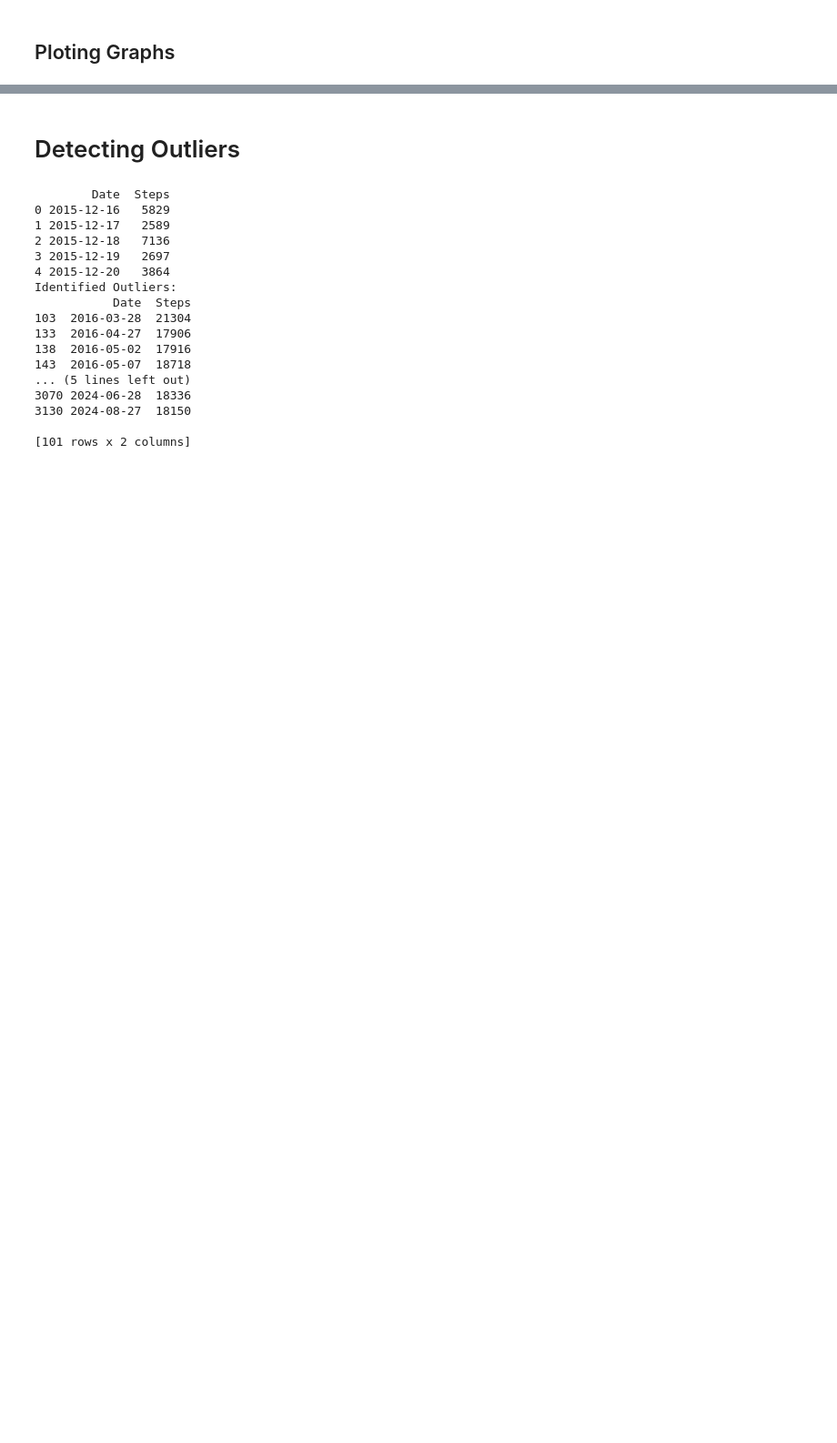
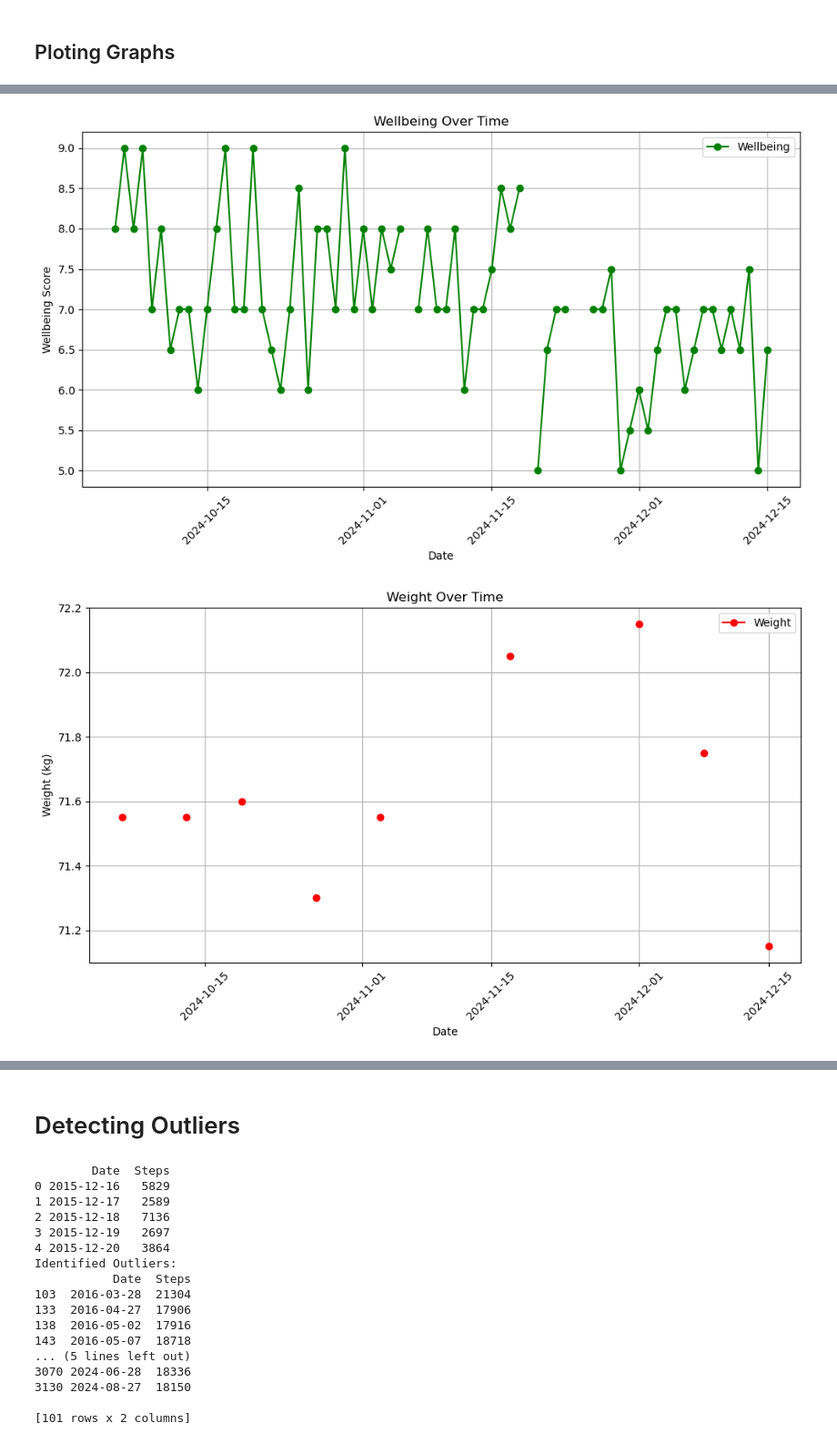
Before and after one commit to Akseldindisyan/my-step-count-analysis, a Jupyter notebook: Main.ipynb, the cells around one changed output, grey strips where cells are left out. Shown at 91% size. Drawn from its saved outputs; the diff is of its cells as text; code cells hidden in the pictures; blank space fills up the shorter version.

```diff
--- a/Main.ipynb
+++ b/Main.ipynb
@@ -239,0 +507,16 @@ plt.show()
+# %%
+def time_to_hours(dt):
+    return dt.hour + dt.minute / 60 + dt.second / 3600 if pd.notnull(dt) else None
+
+df3['Adjusted Sleep Hours'] = df3['Adjusted Sleep Start'].apply(time_to_hours)
+# %%
+import pandas as pd
+
+# Ensure 'Adjusted Sleep Start' is in datetime format
+df3['Adjusted Sleep Start'] = pd.to_datetime(df3['Adjusted Sleep Start'], errors='coerce')
+
+# Filter rows where 'Adjusted Sleep Start' is later than 00:00
+filtered_df = df3[df3['Adjusted Sleep Start'].dt.time > pd.to_datetime("00:00:00").time()]
+
+# Display the first 100 rows of the filtered dataframe
+filtered_df.head(100)
@@ -239,0 +537,52 @@ plt.show()
+# %%
+import matplotlib.pyplot as plt
+
+# Wellbeing plot
+plt.figure(figsize=(10, 6))
+plt.plot(df3['Date'], df3['Well Being'], marker='o', color='g', label='Wellbeing')
+plt.xlabel('Date')
+plt.ylabel('Wellbeing Score')
+plt.title('Wellbeing Over Time')
+plt.grid(True)
+plt.xticks(rotation=45)
+plt.legend()
+plt.tight_layout()
+plt.show()
+
+# Weight plot
+plt.figure(figsize=(10, 6))
+plt.plot(df3['Date'], df3['Weight'], marker='o', color='r', label='Weight')
+plt.xlabel('Date')
+plt.ylabel('Weight (kg)')
+plt.title('Weight Over Time')
+plt.grid(True)
+plt.xticks(rotation=45)
+plt.legend()
+plt.tight_layout()
+plt.show()
+
+# Exam plot
+plt.figure(figsize=(10, 6))
+plt.plot(df3['Date'], df3['Exams'], marker='o', color='c', label='Exams')
+plt.xlabel('Date')
+plt.ylabel('Exam Status')
+plt.title('Exam Status Over Time')
+plt.grid(True)
+plt.xticks(rotation=45)
+plt.legend()
+plt.tight_layout()
+plt.show()
+
+plt.figure(figsize=(10, 6))
+plt.plot(df3['Date'], df3['Adjusted Sleep Hours'], marker='o', color='m', label='Adjusted Sleep Hours')
+plt.xlabel('Date')
+plt.ylabel('Sleep Start Time (Hours)')
+plt.title('Adjusted Sleep Start Times Over Time')
+plt.grid(True)
+plt.xticks(rotation=45)
+plt.legend()
+plt.tight_layout()
+plt.show()
+# %% [output]
+[figure, added]
+[figure, added]
```
Also changed, not shown: parts of 34 cells of this notebook, 1 other file.
